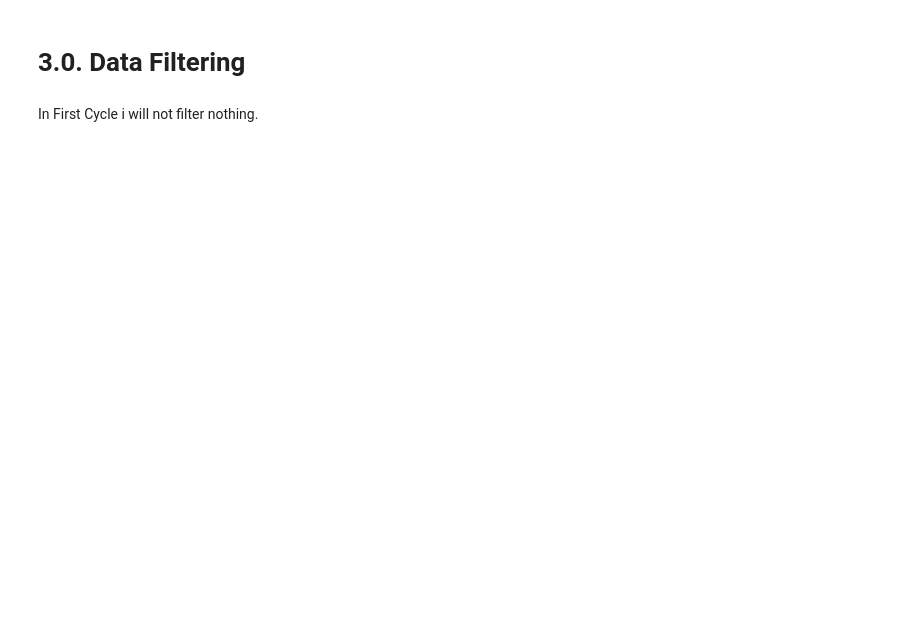
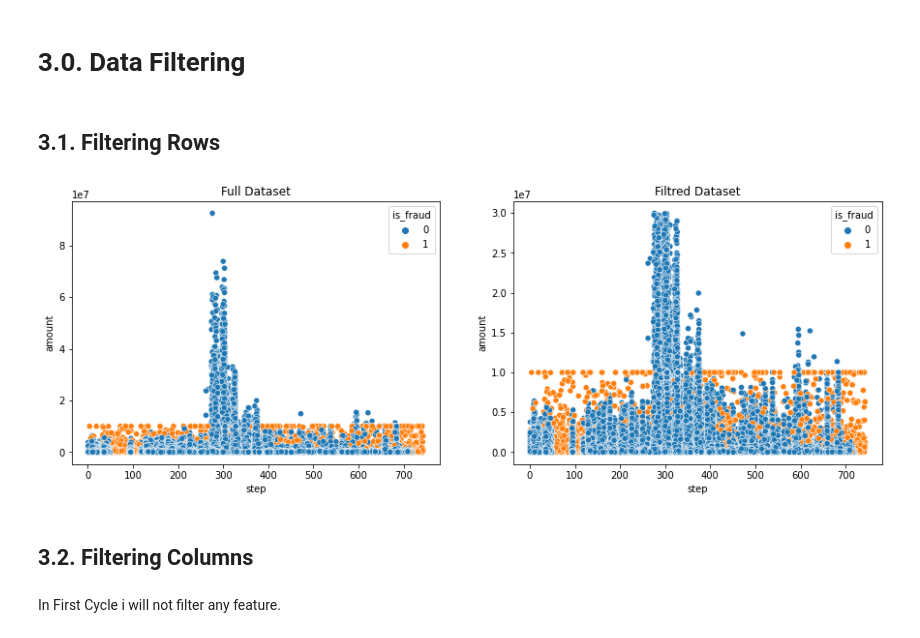
Before and after one commit to xGabrielR/Blocker-Fraud-Company, a Jupyter notebook: notebooks/m01_descriptive_statistical.ipynb, the cells around one changed output. Cells and saved outputs as stored; diff of their text form; code cells hidden in the pictures; blank space fills up the shorter version.

```diff
--- a/notebooks/m01_descriptive_statistical.ipynb
+++ b/notebooks/m01_descriptive_statistical.ipynb
@@ -483,7 +494,7 @@ df[['name_dest', 'is_fraud']].groupby('name_dest').count().reset_index().sort_va
 # %% [markdown]
 # 2.0. Feature Engineering
 # %%
-df2 = pd.read_csv("../data_backup/df_samp.csv")
+df2 = pd.read_csv("../data_backup/df_train.csv", dtype=dtypes)
 df2 = df2.drop('Unnamed: 0', axis=1)
 # %% [markdown]
 ## 2.1. Mind Map
@@ -498,17 +524,13 @@ Next Cycle
 # %%
 # Day Feature
+df2['day'] = np.ceil(df2.step / 24).astype('int16')
 
-step = [1]+list(range(24, df2.step.max()+24, 24))
-dates = [[k if k <= step[i] and k >= step[i-1] else 0 for k in df2.step] for i in range(len(step))]
+# Merchant Flag
+df2['merch_flag'] = df2['name_dest'].apply(lambda x: 1 if x.startswith("M") else 0)
 
-df_date = pd.DataFrame(dates).T
-df_date = df_date.drop(0, axis=1)
+# Amount Features
+df2['amount_per_day'] = df2['amount'] / df2['day']
 
-for k in df_date.columns.tolist():
-    df_date[k] = df_date[k].apply(lambda x: k if x > 0 else 0)
-    df_date[k] = df_date[k].replace(0, np.nan)
-    df_date[1] = df_date[1].combine_first(df_date[k])
+df2['diff_org'] = df2['oldbalance_org'] - df2['amount'] - df2['newbalance_orig']
 
-df2['day'] = df_date[1]
-
-df2.day = df2.day.astype('int64')
+df2['diff_dest'] = df2['oldbalance_dest'] + df2['amount'] - df2['newbalance_dest']
@@ -517,4 +548,17 @@ df2.to_csv('../data_backup/df2_samp.csv')
 # %% [markdown]
 # 3.0. Data Filtering
-# %% [markdown]
-In First Cycle i will not filter nothing.
+# %%
+df3 = df2.copy()
+# %% [markdown]
+## 3.1. Filtering Rows
+# %%
+# Amount Price Filters
+df3 = df3.loc[df3.amount < 3e7]
+# %%
+fig, ax = plt.subplots(1, 2, figsize=(15, 5))
+sns.scatterplot(df2.step, df2.amount, hue=df2.is_fraud, ax=ax[0]);
+sns.scatterplot(df3.step, df3.amount, hue=df3.is_fraud, ax=ax[1]);
+ax[0].set_title("Full Dataset")
+ax[1].set_title("Filtred Dataset");
+# %% [output]
+[figure, added]
@@ -520,0 +567,4 @@ In First Cycle i will not filter nothing.
+# %% [markdown]
+## 3.2. Filtering Columns
+# %% [markdown]
+In First Cycle i will not filter any feature.
```
Also changed, not shown: parts of 6 cells of this notebook.
